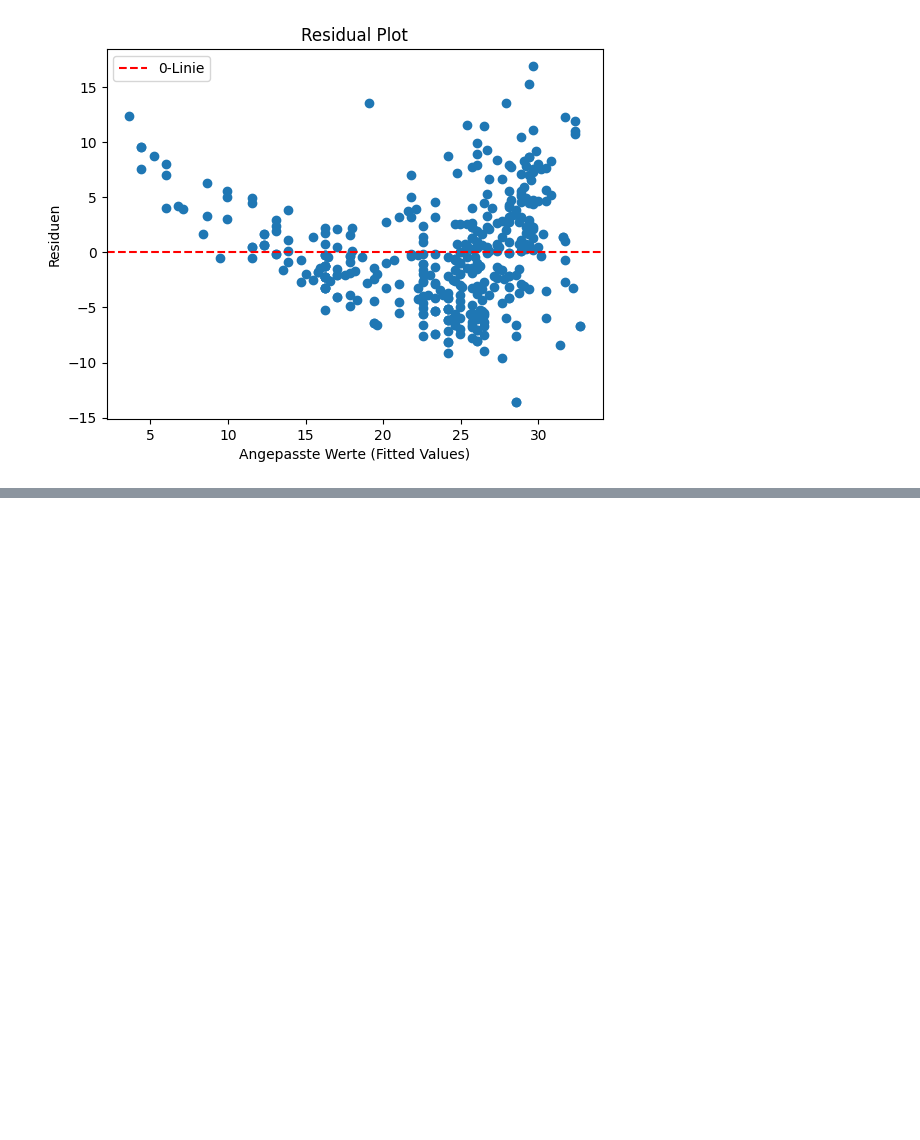
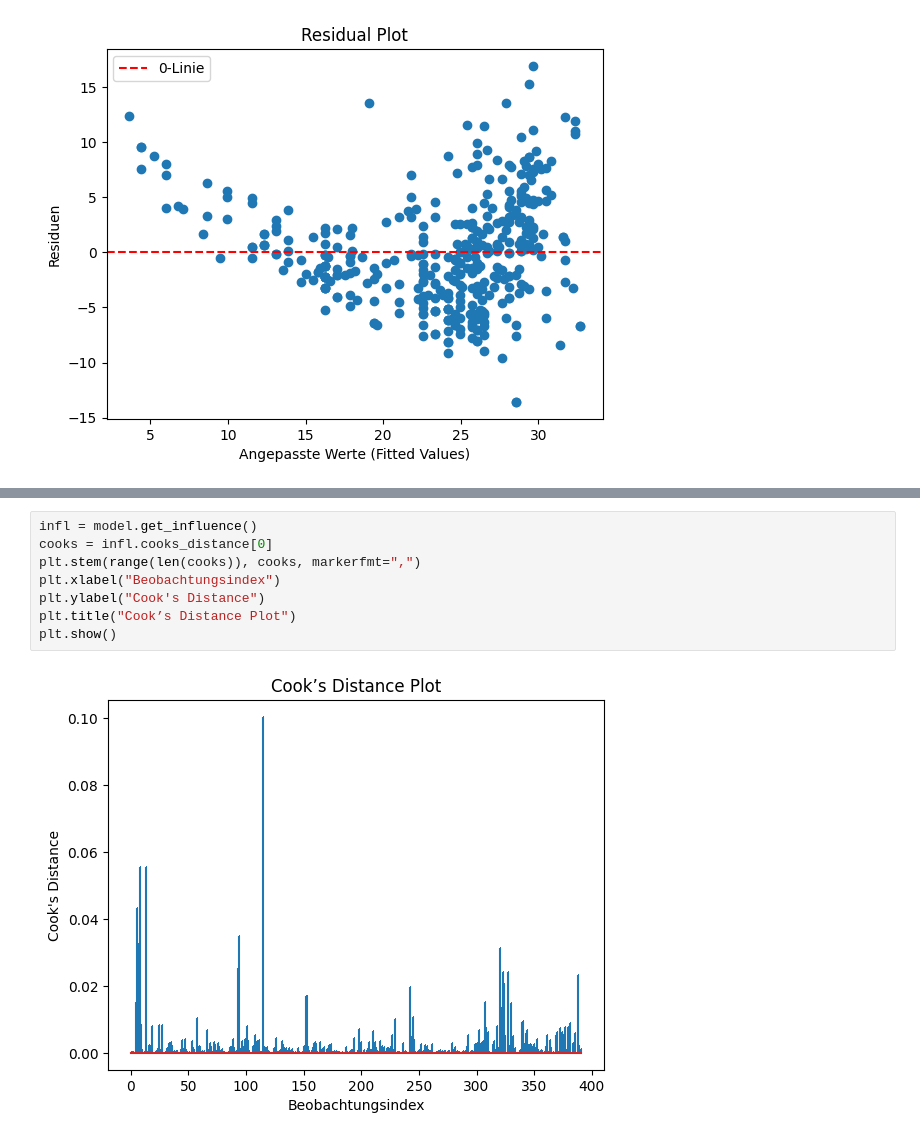
Before and after one commit to honhon13/sample, a Jupyter notebook: Hausübung_02_statistical_learning.ipynb, the cells around one changed output, grey strips where cells are left out. Drawn from its saved outputs; the diff is of its cells as text; blank space fills up the shorter version.

```diff
--- a/Hausübung_02_statistical_learning.ipynb
+++ b/Hausübung_02_statistical_learning.ipynb
@@ -63,0 +70,10 @@ plt.show()
+# %%
+infl = model.get_influence()
+cooks = infl.cooks_distance[0]
+plt.stem(range(len(cooks)), cooks, markerfmt=",")
+plt.xlabel("Beobachtungsindex")
+plt.ylabel("Cook's Distance")
+plt.title("Cook’s Distance Plot")
+plt.show()
+# %% [output]
+[figure, added]
```
Also changed, not shown: parts of 1 cell of this notebook.
